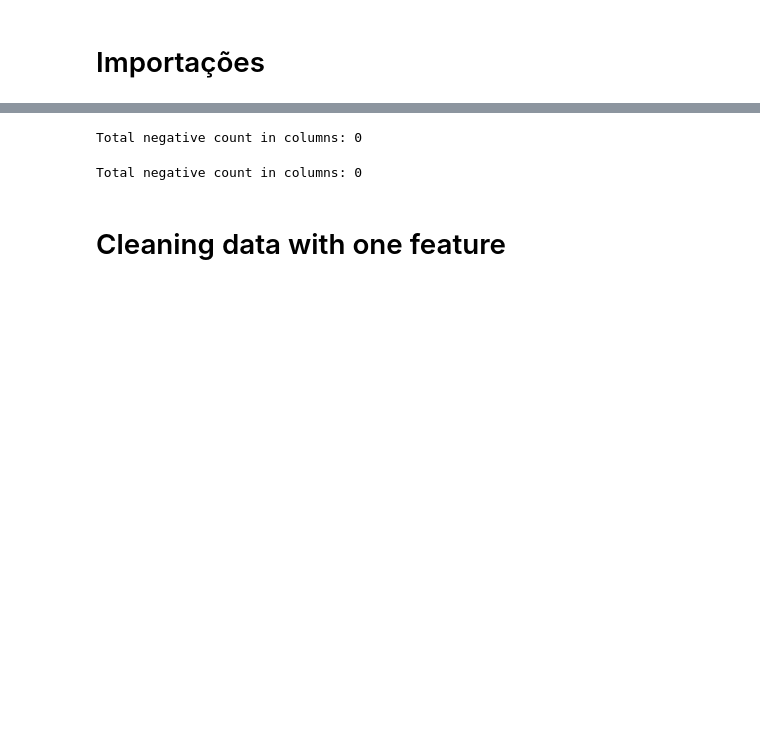
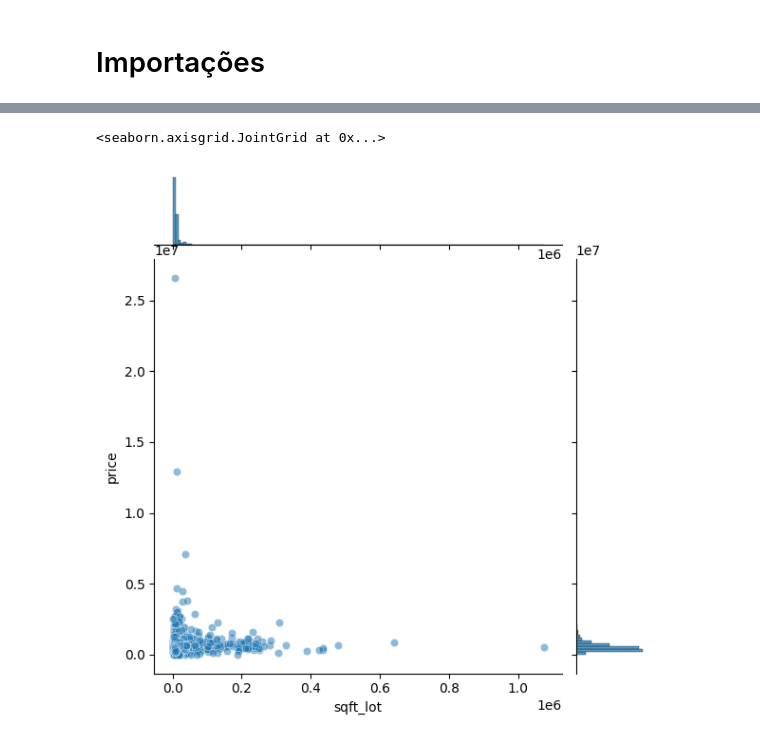
Before and after one commit to Cyb3rCairo/housepricing, a Jupyter notebook: housepricing.ipynb, the cells around one changed output, grey strips where cells are left out. Saved outputs shown, nothing was run; the diff lists cells and outputs as text; code cells hidden in the pictures; blank space fills up the shorter version.

```diff
--- a/housepricing.ipynb
+++ b/housepricing.ipynb
@@ -51,14 +55,7 @@ dtype: int64
-# %%
-selected_cols = ['price', 'bedrooms', 'bathrooms', 'sqft_living', 'sqft_lot', 'floors', 'waterfront', 'view', 'condition', 'sqft_above', 'sqft_basement', 'yr_built', 'yr_renovated']
-count_multiple = (house[selected_cols] < 0).sum().sum()
-print(f"Total negative count in columns: {count_multiple}")
-# %% [output]
-Total negative count in columns: 0
-# %%
-selected_cols = ['price', 'bedrooms']
-count_multiple = (house[selected_cols] < 0).sum().sum()
-print(f"Total negative count in columns: {count_multiple}")
-# %% [output]
-Total negative count in columns: 0
-# %% [markdown]
-# Cleaning data with one feature
+# %%
+# EDA
+
+sns.jointplot(x='sqft_lot', y='price', data=house, alpha=0.5)
+# %% [output]
+<seaborn.axisgrid.JointGrid at 0x...>
+[figure, added]
```
Also changed, not shown: parts of 15 cells of this notebook, 1 other file.
